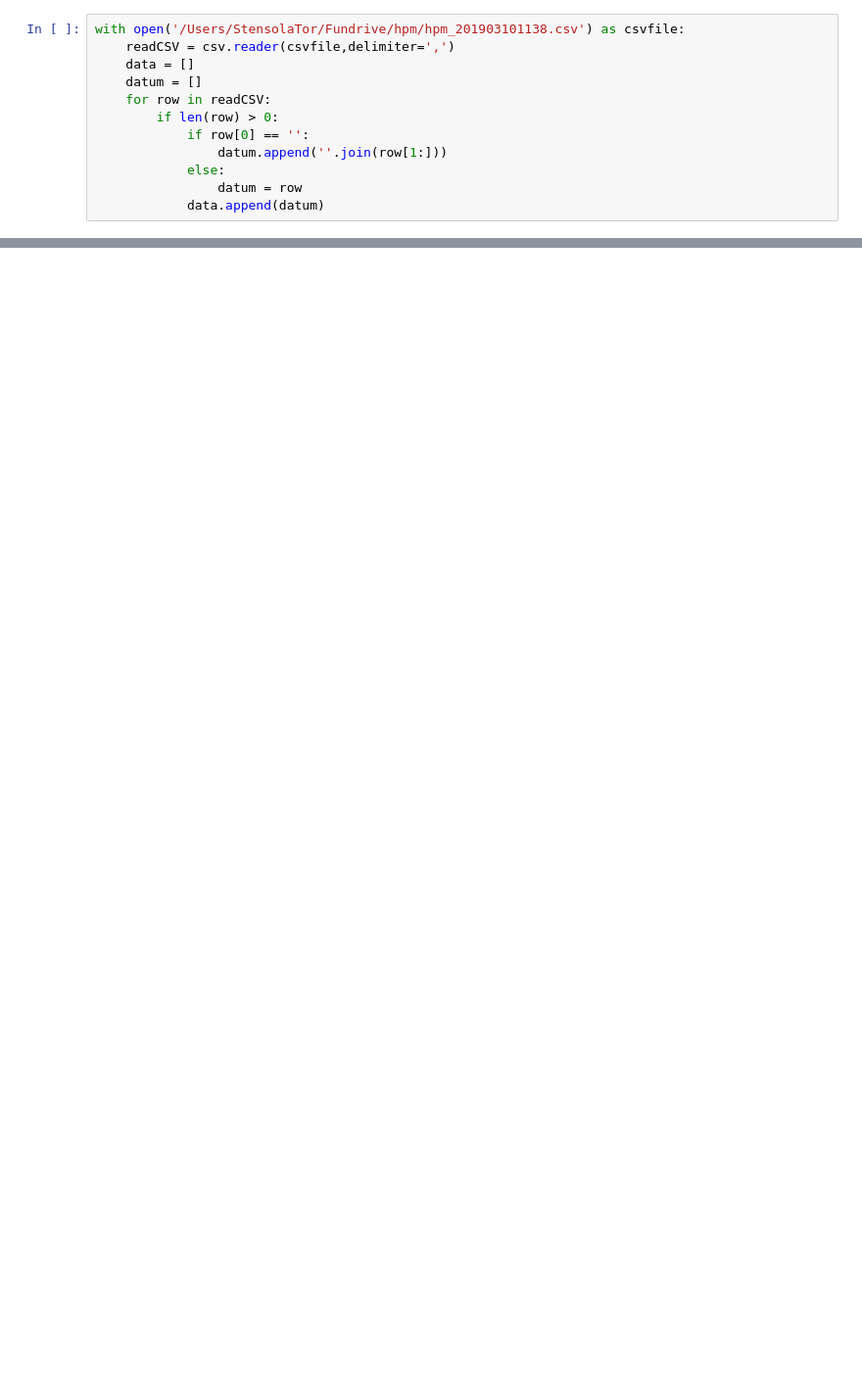
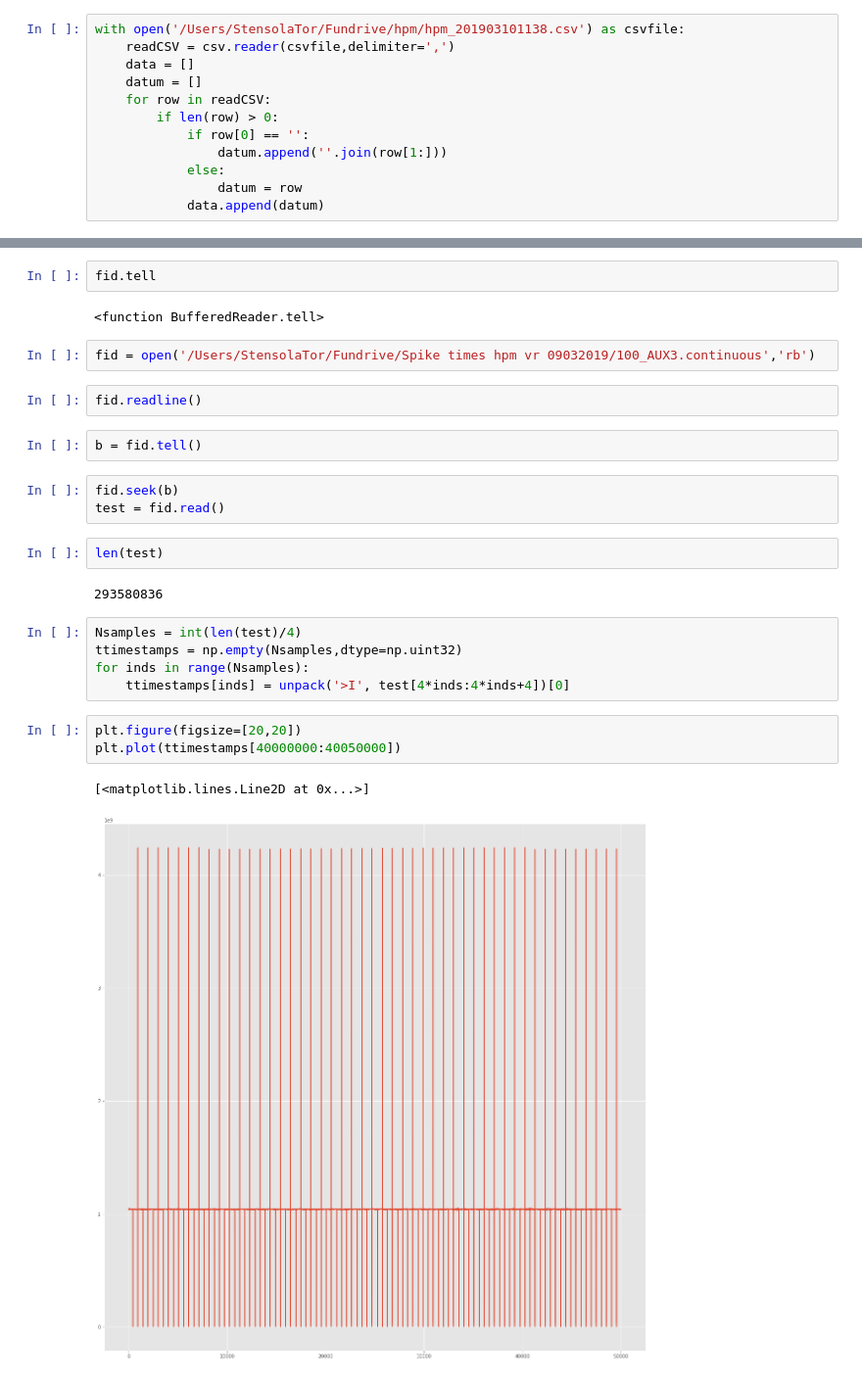
Before and after one commit to kirkesolator/DataHandling, a Jupyter notebook: VR_dataparser_1.ipynb, the cells around one changed output, grey strips where cells are left out. Shown at 98% size. Cells and saved outputs as stored; diff of their text form; blank space fills up the shorter version.

```diff
--- a/VR_dataparser_1.ipynb
+++ b/VR_dataparser_1.ipynb
@@ -92,0 +328,28 @@ lick_dir
+# %%
+fid.tell
+# %% [output]
+<function BufferedReader.tell>
+# %%
+fid = open('/Users/StensolaTor/Fundrive/Spike times hpm vr 09032019/100_AUX3.continuous','rb')
+# %%
+fid.readline()
+# %%
+b = fid.tell()
+# %%
+fid.seek(b)
+test = fid.read()
+# %%
+len(test)
+# %% [output]
+293580836
+# %%
+Nsamples = int(len(test)/4)
+ttimestamps = np.empty(Nsamples,dtype=np.uint32)
+for inds in range(Nsamples):
+    ttimestamps[inds] = unpack('>I', test[4*inds:4*inds+4])[0]
+# %%
+plt.figure(figsize=[20,20])
+plt.plot(ttimestamps[40000000:40050000])
+# %% [output]
+[<matplotlib.lines.Line2D at 0x...>]
+[figure, added]
```
Also changed, not shown: parts of 66 cells of this notebook.
